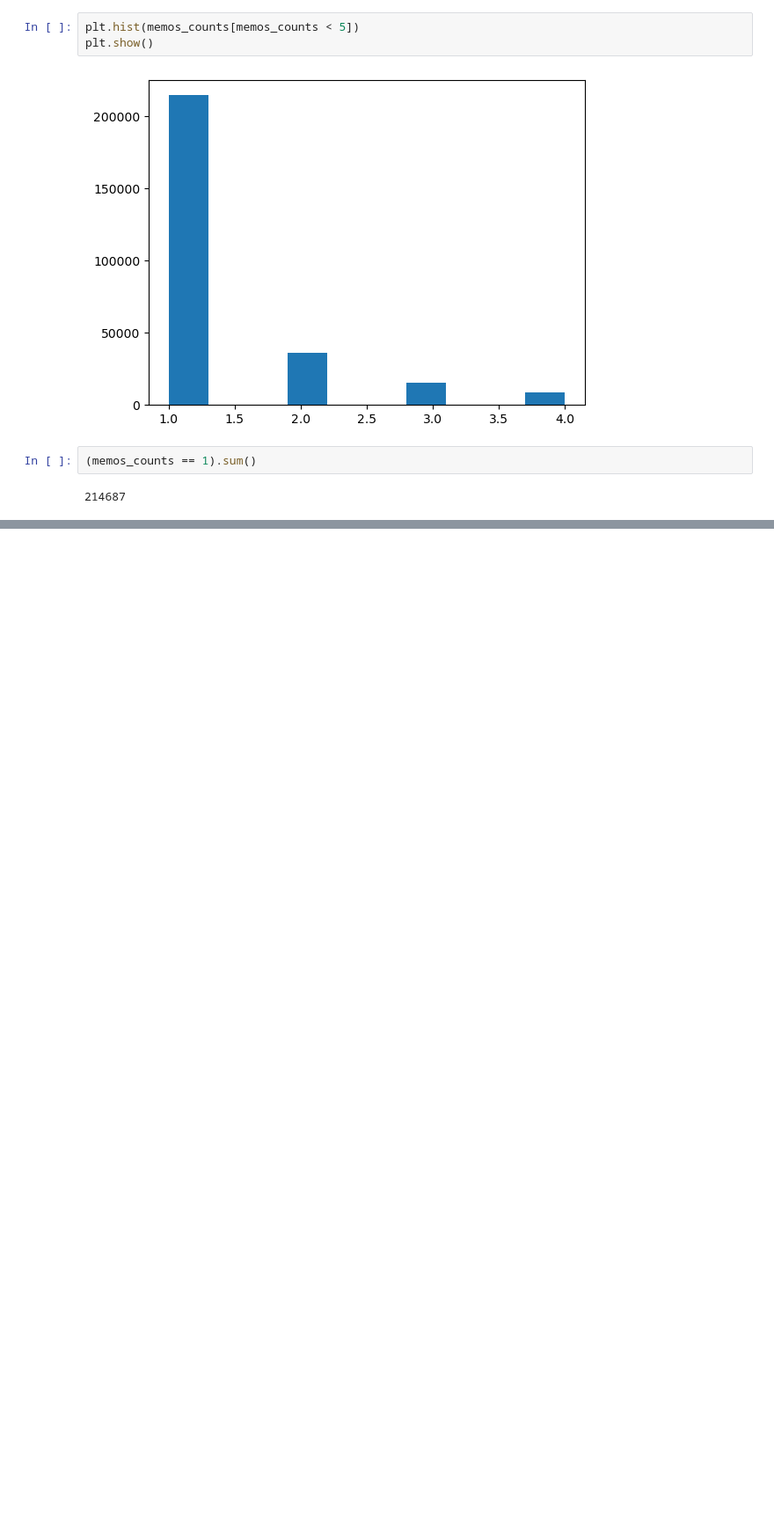
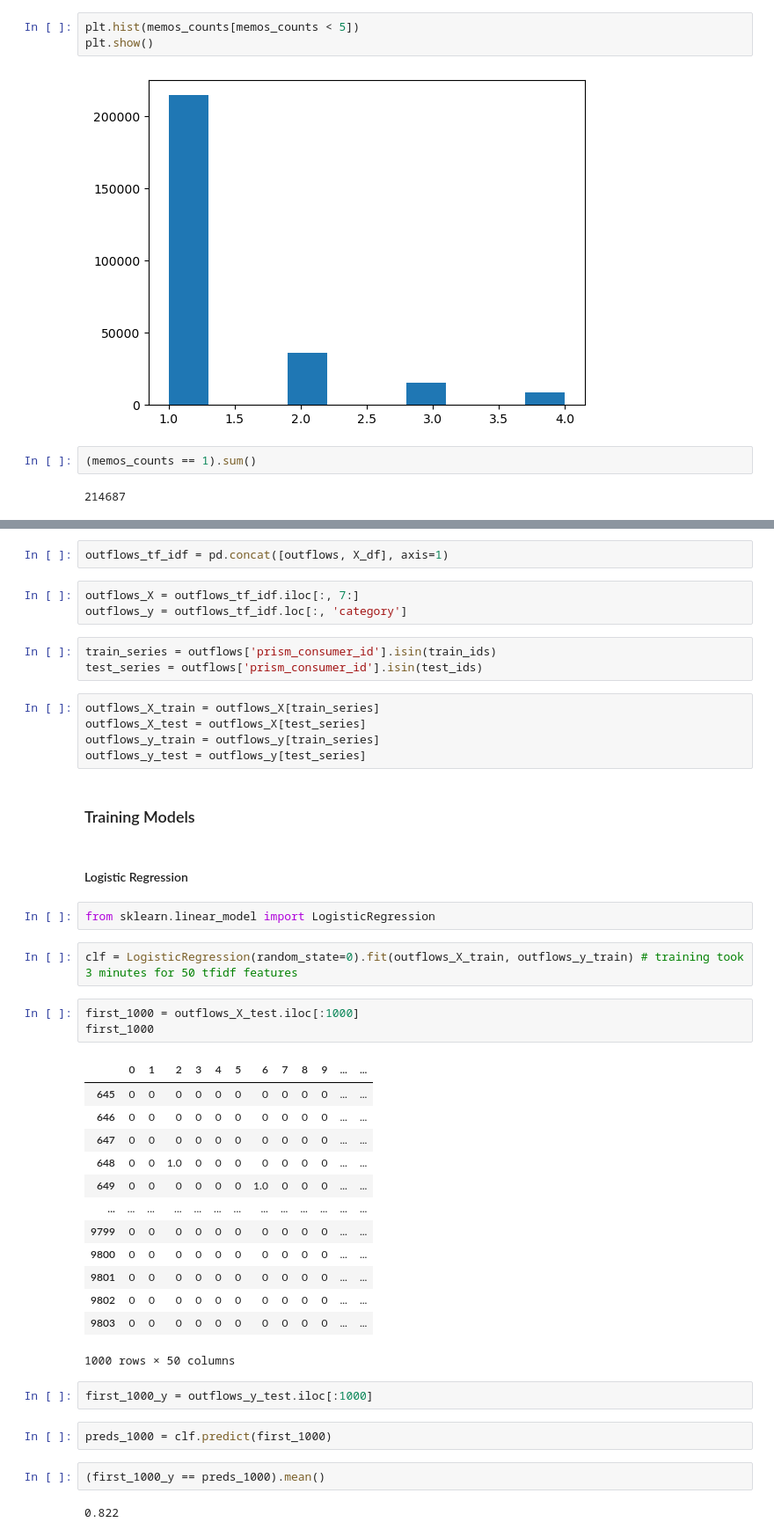
Before and after one commit to danielrmathew/prism-data-credit, a Jupyter notebook: drm_notebook.ipynb, the cells around one changed output, grey strips where cells are left out. Shown at 88% size. Cells and saved outputs as stored; diff of their text form; blank space fills up the shorter version.

Commit message:
added tfidf features and logreg

```diff
--- a/drm_notebook.ipynb
+++ b/drm_notebook.ipynb
@@ -262,0 +310,46 @@ plt.show()
+# %%
+outflows_tf_idf = pd.concat([outflows, X_df], axis=1)
+# %%
+outflows_X = outflows_tf_idf.iloc[:, 7:]
+outflows_y = outflows_tf_idf.loc[:, 'category']
+# %%
+train_series = outflows['prism_consumer_id'].isin(train_ids)
+test_series = outflows['prism_consumer_id'].isin(test_ids)
+# %%
+outflows_X_train = outflows_X[train_series]
+outflows_X_test = outflows_X[test_series]
+outflows_y_train = outflows_y[train_series]
+outflows_y_test = outflows_y[test_series]
+# %% [markdown]
+### Training Models
+# %% [markdown]
+#### Logistic Regression
+# %%
+from sklearn.linear_model import LogisticRegression
+# %%
+clf = LogisticRegression(random_state=0).fit(outflows_X_train, outflows_y_train) # training took 3 minutes for 50 tfidf features
+# %%
+first_1000 = outflows_X_test.iloc[:1000]
+first_1000
+# %% [output]
+|  | 0 | 1 | 2 | 3 | 4 | 5 | 6 | 7 | 8 | 9 | ... | ... |
+| 645 | 0 | 0 | 0 | 0 | 0 | 0 | 0 | 0 | 0 | 0 | ... | ... |
+| 646 | 0 | 0 | 0 | 0 | 0 | 0 | 0 | 0 | 0 | 0 | ... | ... |
+| 647 | 0 | 0 | 0 | 0 | 0 | 0 | 0 | 0 | 0 | 0 | ... | ... |
+| 648 | 0 | 0 | 1.0 | 0 | 0 | 0 | 0 | 0 | 0 | 0 | ... | ... |
+| 649 | 0 | 0 | 0 | 0 | 0 | 0 | 1.0 | 0 | 0 | 0 | ... | ... |
+| ... | ... | ... | ... | ... | ... | ... | ... | ... | ... | ... | ... | ... |
+| 9799 | 0 | 0 | 0 | 0 | 0 | 0 | 0 | 0 | 0 | 0 | ... | ... |
+| 9800 | 0 | 0 | 0 | 0 | 0 | 0 | 0 | 0 | 0 | 0 | ... | ... |
+| 9801 | 0 | 0 | 0 | 0 | 0 | 0 | 0 | 0 | 0 | 0 | ... | ... |
+| 9802 | 0 | 0 | 0 | 0 | 0 | 0 | 0 | 0 | 0 | 0 | ... | ... |
+| 9803 | 0 | 0 | 0 | 0 | 0 | 0 | 0 | 0 | 0 | 0 | ... | ... |
+1000 rows × 50 columns
+# %%
+first_1000_y = outflows_y_test.iloc[:1000]
+# %%
+preds_1000 = clf.predict(first_1000)
+# %%
+(first_1000_y == preds_1000).mean()
+# %% [output]
+0.822
```
Also changed, not shown: parts of 17 cells of this notebook.
